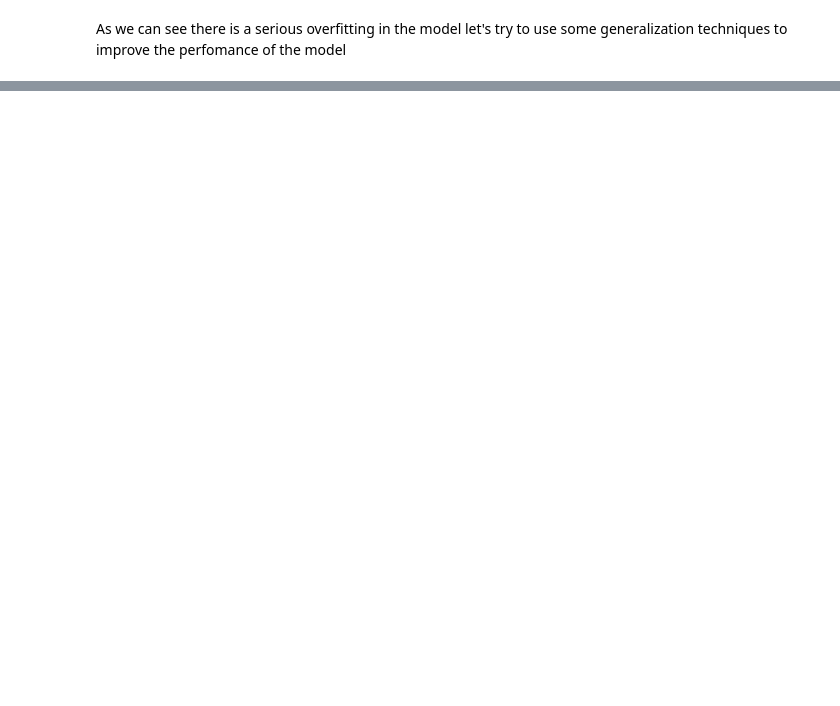
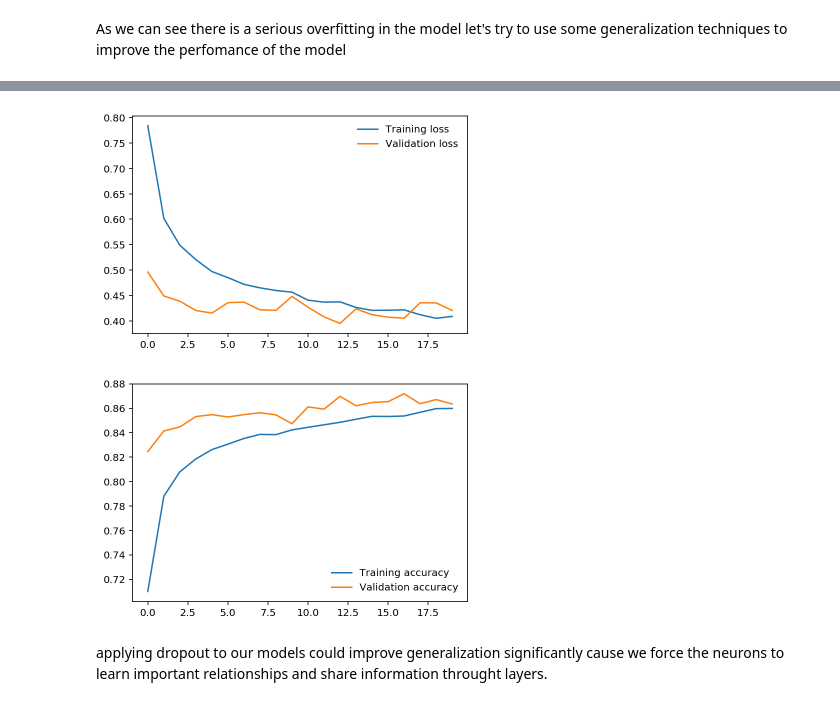
Before and after one commit to cri5Castro/PytorchCourse, a Jupyter notebook: 01_Introduction_to_Pytorch.ipynb, the cells around one changed output, grey strips where cells are left out. Cells and saved outputs as stored; diff of their text form; code cells hidden in the pictures; blank space fills up the shorter version.

```diff
--- a/01_Introduction_to_Pytorch.ipynb
+++ b/01_Introduction_to_Pytorch.ipynb
@@ -944,0 +1031,4 @@ As we can see there is a serious overfitting in the model let's try to use some
+# %%
+model=fashionModel(784)
+criterion = torch.nn.NLLLoss()
+train_metrics,val_metrics=model.fit(trainloader,criterion,validation_generator=testloader)
@@ -944,0 +1053,7 @@ As we can see there is a serious overfitting in the model let's try to use some
+# %%
+plot_train_history(train_metrics,val_metrics)
+# %% [output]
+[figure, added]
+[figure, added]
+# %% [markdown]
+applying dropout to our models could improve generalization significantly cause we force the neurons to learn important relationships and share information throught layers.
```
Also changed, not shown: parts of 25 cells of this notebook.
